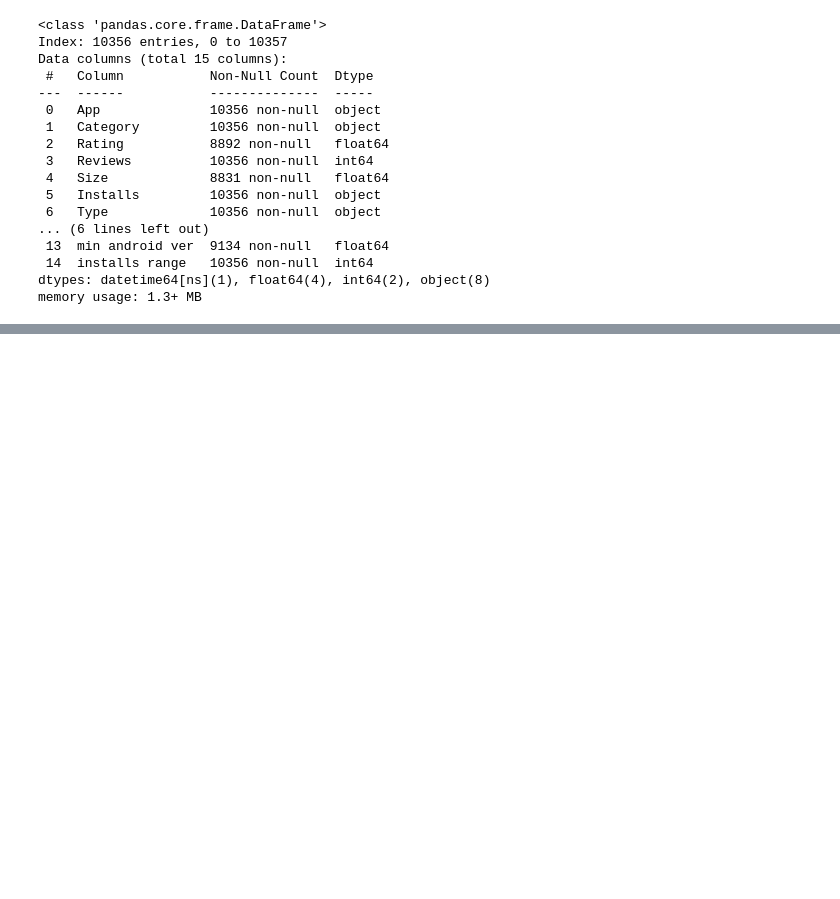
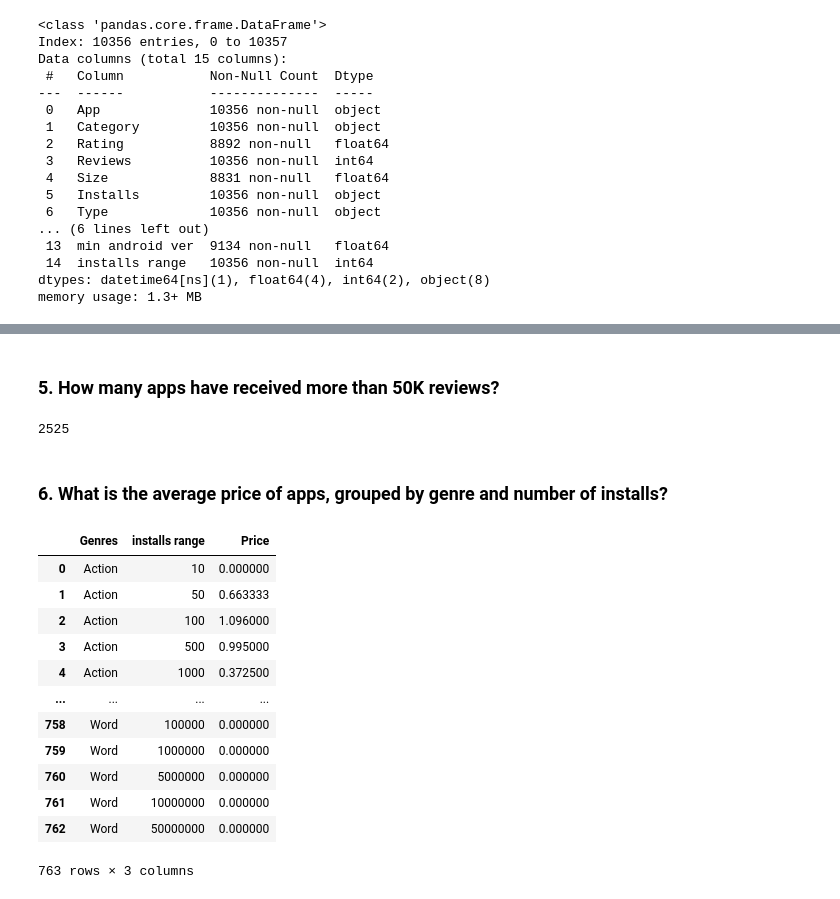
Before and after one commit to YoussifAhmed66/Play-Store-apps-data-cleaning-and-preprocessing, a Jupyter notebook: Script.ipynb, the cells around one changed output, grey strips where cells are left out. Cells and saved outputs as stored; diff of their text form; code cells hidden in the pictures; blank space fills up the shorter version.

```diff
--- a/Script.ipynb
+++ b/Script.ipynb
@@ -541,0 +688,26 @@ df["Current Ver"] = df["Current Ver"].replace("Varies with device", np.nan)
+# %% [markdown]
+### 5.	How many apps have received more than 50K reviews?
+# %%
+df.loc[df["Reviews"] > 50000].shape[0]
+# %% [output]
+2525
+# %% [markdown]
+### 6. What is the average price of apps, grouped by genre and number of installs?
+# %%
+df_exploded = df.explode('Genres')
+df_avg_price = df_exploded.groupby(["Genres", "installs range"], as_index=False)["Price"].mean()
+df_avg_price
+# %% [output]
+|  | Genres | installs range | Price |
+| 0 | Action | 10 | 0.000000 |
+| 1 | Action | 50 | 0.663333 |
+| 2 | Action | 100 | 1.096000 |
+| 3 | Action | 500 | 0.995000 |
+| 4 | Action | 1000 | 0.372500 |
+| ... | ... | ... | ... |
+| 758 | Word | 100000 | 0.000000 |
+| 759 | Word | 1000000 | 0.000000 |
+| 760 | Word | 5000000 | 0.000000 |
+| 761 | Word | 10000000 | 0.000000 |
+| 762 | Word | 50000000 | 0.000000 |
+763 rows × 3 columns
```
Also changed, not shown: parts of 30 cells of this notebook.
